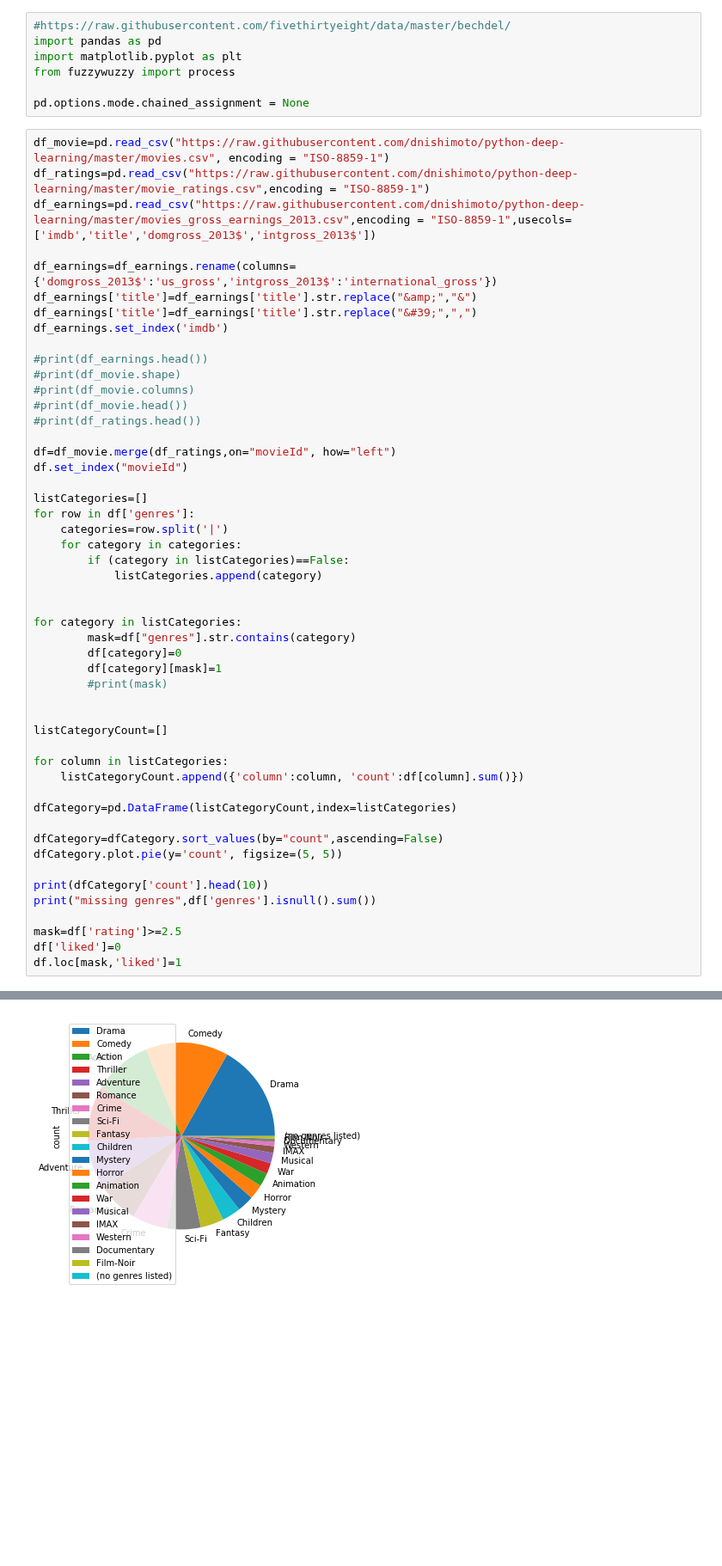
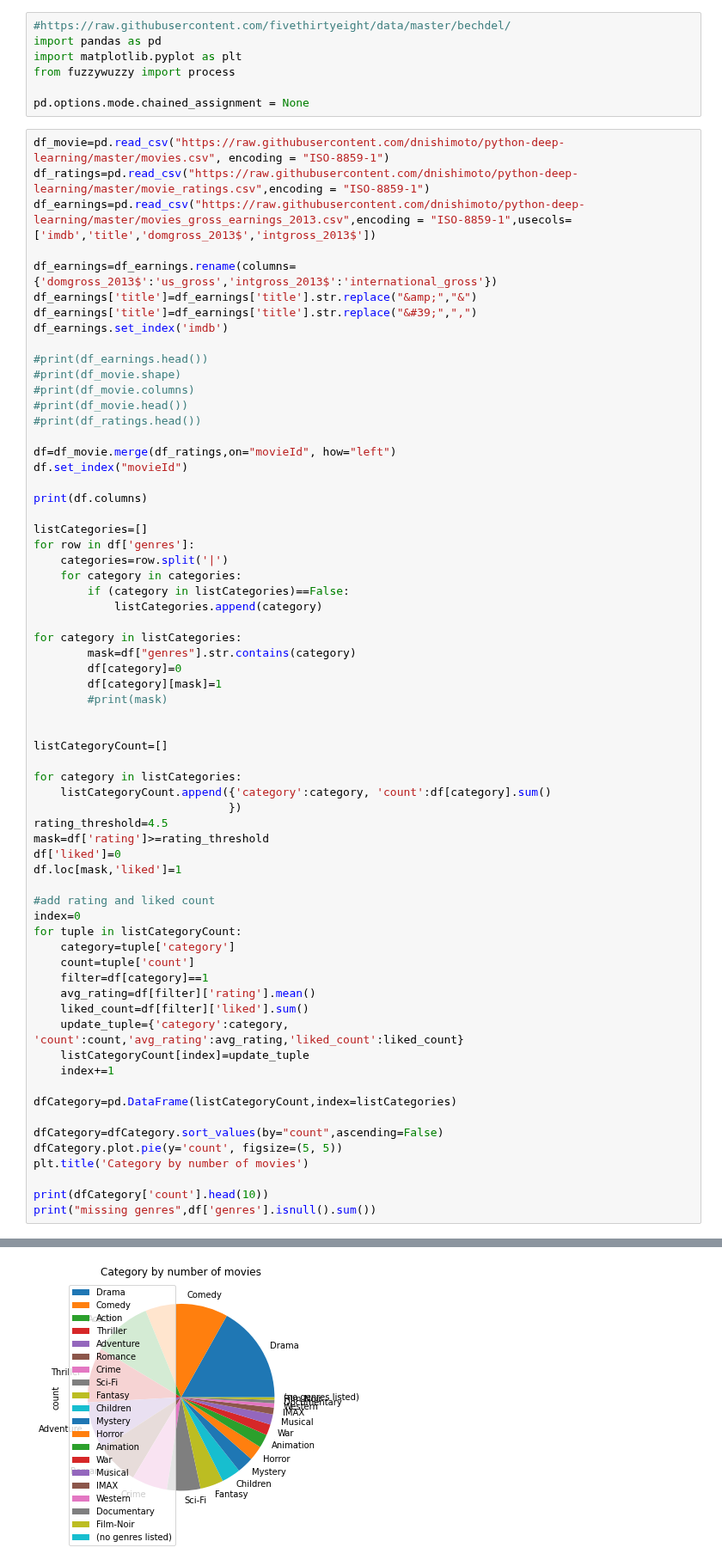
Before and after one commit to Andru-1987/python-deep-learning, a Jupyter notebook: Movies 2013.ipynb, the cells around one changed output, grey strips where cells are left out. Shown at 86% size. Saved outputs shown, nothing was run; the diff lists cells and outputs as text; blank space fills up the shorter version.

```diff
--- a/Movies 2013.ipynb
+++ b/Movies 2013.ipynb
@@ -24,13 +24,14 @@ df_earnings.set_index('imdb')
 df=df_movie.merge(df_ratings,on="movieId", how="left")
 df.set_index("movieId")
 
+print(df.columns)
+
 listCategories=[]
 for row in df['genres']:
     categories=row.split('|')
     for category in categories:
         if (category in listCategories)==False:
             listCategories.append(category)
-
 
 for category in listCategories:
         mask=df["genres"].str.contains(category)
@@ -41,18 +42,32 @@ for category in listCategories:
 
 listCategoryCount=[]
 
-for column in listCategories:
-    listCategoryCount.append({'column':column, 'count':df[column].sum()})
+for category in listCategories:
+    listCategoryCount.append({'category':category, 'count':df[category].sum()
+                             })
+rating_threshold=4.5
+mask=df['rating']>=rating_threshold
+df['liked']=0
+df.loc[mask,'liked']=1
+
+#add rating and liked count
+index=0
+for tuple in listCategoryCount:
+    category=tuple['category']
+    count=tuple['count']
+    filter=df[category]==1
+    avg_rating=df[filter]['rating'].mean()
+    liked_count=df[filter]['liked'].sum()
+    update_tuple={'category':category, 'count':count,'avg_rating':avg_rating,'liked_count':liked_count}
+    listCategoryCount[index]=update_tuple
+    index+=1
 
 dfCategory=pd.DataFrame(listCategoryCount,index=listCategories)
 
 dfCategory=dfCategory.sort_values(by="count",ascending=False)
 dfCategory.plot.pie(y='count', figsize=(5, 5))
+plt.title('Category by number of movies')
 
 print(dfCategory['count'].head(10))
 print("missing genres",df['genres'].isnull().sum())
-
-mask=df['rating']>=2.5
-df['liked']=0
-df.loc[mask,'liked']=1
 # %% [output]
@@ -71 +87 @@ missing genres 0
-[figure, old version]
+[figure, new version]
```
Also changed, not shown: parts of 9 cells of this notebook.
